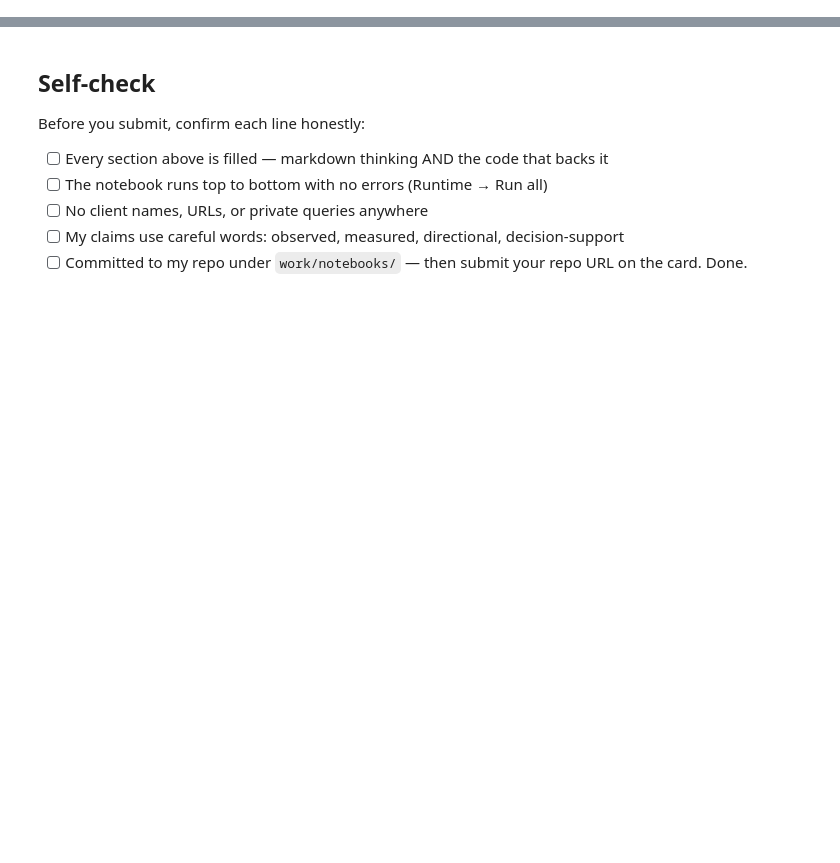
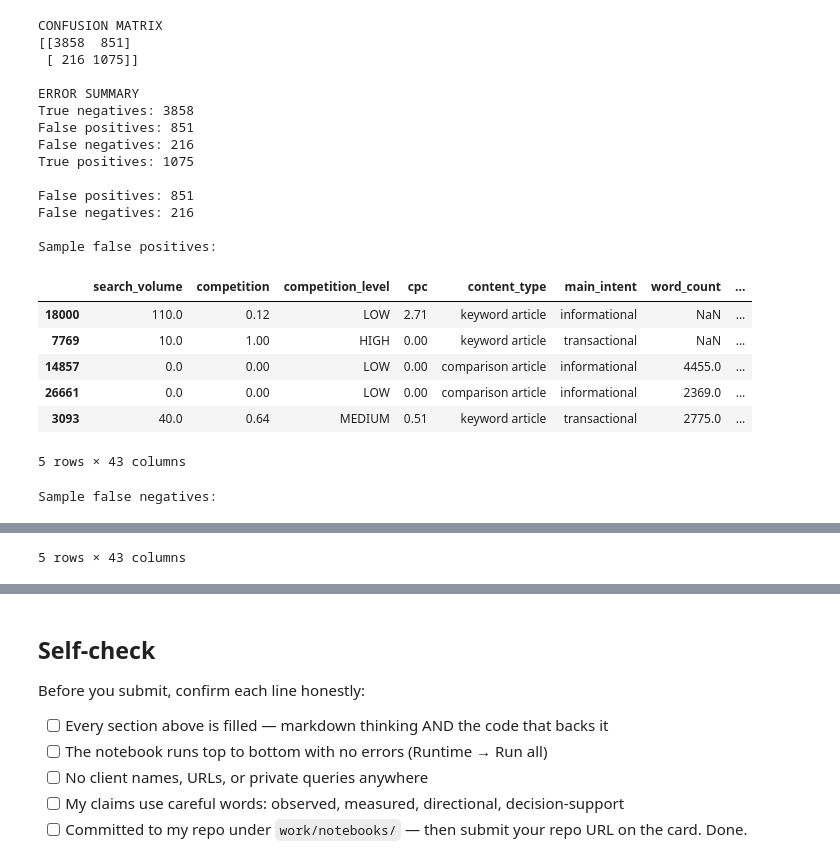
Before and after one commit to AbdullahIdrees291/flyrank-ml-internship, a Jupyter notebook: work/notebooks/w05_model.ipynb, the cells around one changed output, grey strips where cells are left out. Saved outputs shown, nothing was run; the diff lists cells and outputs as text; code cells hidden in the pictures; blank space fills up the shorter version.

```diff
--- a/work/notebooks/w05_model.ipynb
+++ b/work/notebooks/w05_model.ipynb
@@ -36,0 +43,11 @@ This skeleton is yours to fill. Work the sections **in order** — each one has
+# %%
+import pandas as pd
+import numpy as np
+
+DATA_PATH = "data/raw/content_refresh_anonymized.csv"
+
+df = pd.read_csv(DATA_PATH)
+
+print("Dataset shape:", df.shape)
+print("\nColumns:")
+print(df.columns.tolist())
@@ -36,0 +297,67 @@ This skeleton is yours to fill. Work the sections **in order** — each one has
+# %%
+# Section 4: Error analysis
+
+from sklearn.metrics import confusion_matrix, classification_report
+
+# Confusion matrix
+cm = confusion_matrix(y_test, y_pred)
+
+print("CONFUSION MATRIX")
+print(cm)
+
+# Error counts
+tn, fp, fn, tp = cm.ravel()
+
+print("\nERROR SUMMARY")
+print("True negatives:", tn)
+print("False positives:", fp)
+print("False negatives:", fn)
+print("True positives:", tp)
+
+# Show a few examples of model errors
+error_df = X_test.copy()
+error_df["actual"] = y_test
+error_df["predicted"] = y_pred
+error_df["probability_positive"] = y_prob
+
+false_positives = error_df[
+    (error_df["actual"] == 0) &
+    (error_df["predicted"] == 1)
+].copy()
+
+false_negatives = error_df[
+    (error_df["actual"] == 1) &
+    (error_df["predicted"] == 0)
+].copy()
+
+print("\nFalse positives:", len(false_positives))
+print("False negatives:", len(false_negatives))
+
+print("\nSample false positives:")
+display(false_positives.head(5))
+
+print("\nSample false negatives:")
+display(false_negatives.head(5))
+# %% [output]
+CONFUSION MATRIX
+[[3858  851]
+ [ 216 1075]]
+
+ERROR SUMMARY
+True negatives: 3858
+False positives: 851
+False negatives: 216
+True positives: 1075
+
+False positives: 851
+False negatives: 216
+
+Sample false positives:
+|  | search_volume | competition | competition_level | cpc | content_type | main_intent | word_count | ... |
+| 18000 | 110.0 | 0.12 | LOW | 2.71 | keyword article | informational | NaN | ... |
+| 7769 | 10.0 | 1.00 | HIGH | 0.00 | keyword article | transactional | NaN | ... |
+| 14857 | 0.0 | 0.00 | LOW | 0.00 | comparison article | informational | 4455.0 | ... |
+| 26661 | 0.0 | 0.00 | LOW | 0.00 | comparison article | informational | 2369.0 | ... |
+| 3093 | 40.0 | 0.64 | MEDIUM | 0.51 | keyword article | transactional | 2775.0 | ... |
+5 rows × 43 columns
+Sample false negatives:
@@ -36,0 +370 @@ This skeleton is yours to fill. Work the sections **in order** — each one has
+5 rows × 43 columns
```
Also changed, not shown: parts of 21 cells of this notebook.
